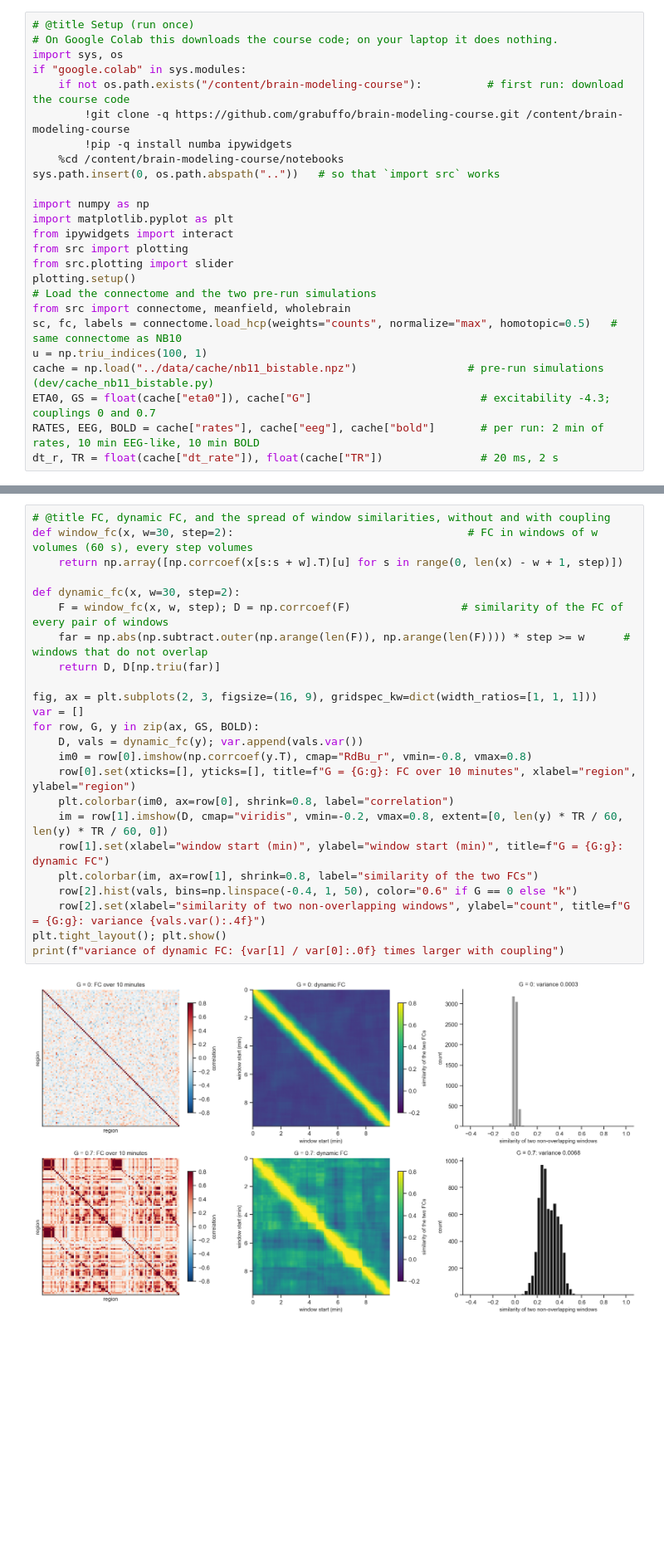
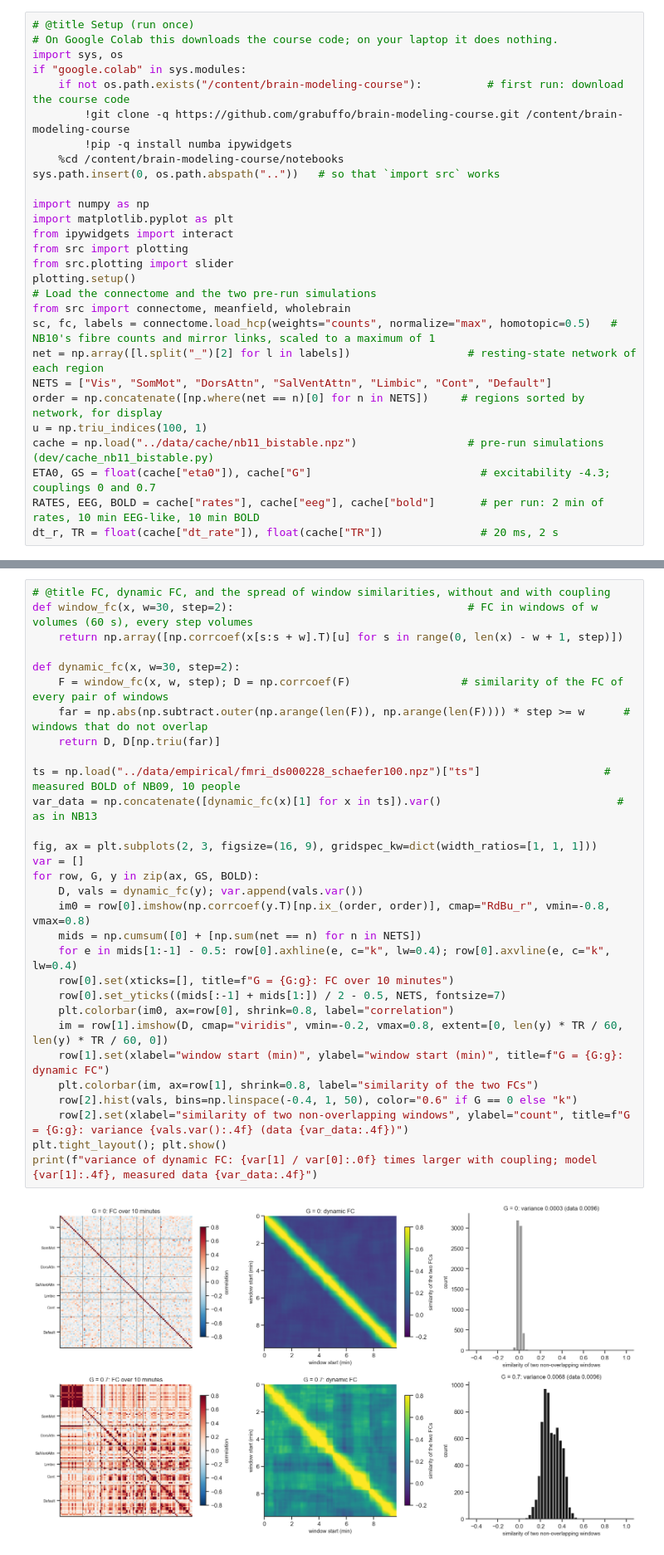
Before and after one commit to grabuffo/brain-modeling-course, a Jupyter notebook: notebooks/D2_C5_NB11_bistable_whole_brain.ipynb, the cells around one changed output, grey strips where cells are left out. Shown at 83% size. Saved outputs shown, nothing was run; the diff lists cells and outputs as text; blank space fills up the shorter version.

```diff
--- a/notebooks/D2_C5_NB11_bistable_whole_brain.ipynb
+++ b/notebooks/D2_C5_NB11_bistable_whole_brain.ipynb
@@ -26,7 +32,10 @@ from src.plotting import slider
 plotting.setup()
 # Load the connectome and the two pre-run simulations
 from src import connectome, meanfield, wholebrain
-sc, fc, labels = connectome.load_hcp(weights="counts", normalize="max", homotopic=0.5)   # same connectome as NB10
+sc, fc, labels = connectome.load_hcp(weights="counts", normalize="max", homotopic=0.5)   # NB10's fibre counts and mirror links, scaled to a maximum of 1
+net = np.array([l.split("_")[2] for l in labels])                  # resting-state network of each region
+NETS = ["Vis", "SomMot", "DorsAttn", "SalVentAttn", "Limbic", "Cont", "Default"]
+order = np.concatenate([np.where(net == n)[0] for n in NETS])     # regions sorted by network, for display
 u = np.triu_indices(100, 1)
 cache = np.load("../data/cache/nb11_bistable.npz")                 # pre-run simulations (dev/cache_nb11_bistable.py)
 ETA0, GS = float(cache["eta0"]), cache["G"]                          # excitability -4.3; couplings 0 and 0.7
@@ -128,26 +137,32 @@ high for a network that moves between patterns.
 # %%
 # @title FC, dynamic FC, and the spread of window similarities, without and with coupling
 def window_fc(x, w=30, step=2):                                    # FC in windows of w volumes (60 s), every step volumes
     return np.array([np.corrcoef(x[s:s + w].T)[u] for s in range(0, len(x) - w + 1, step)])
 
 def dynamic_fc(x, w=30, step=2):
     F = window_fc(x, w, step); D = np.corrcoef(F)                 # similarity of the FC of every pair of windows
     far = np.abs(np.subtract.outer(np.arange(len(F)), np.arange(len(F)))) * step >= w      # windows that do not overlap
     return D, D[np.triu(far)]
 
+ts = np.load("../data/empirical/fmri_ds000228_schaefer100.npz")["ts"]                   # measured BOLD of NB09, 10 people
+var_data = np.concatenate([dynamic_fc(x)[1] for x in ts]).var()                           # as in NB13
+
 fig, ax = plt.subplots(2, 3, figsize=(16, 9), gridspec_kw=dict(width_ratios=[1, 1, 1]))
 var = []
 for row, G, y in zip(ax, GS, BOLD):
     D, vals = dynamic_fc(y); var.append(vals.var())
-    im0 = row[0].imshow(np.corrcoef(y.T), cmap="RdBu_r", vmin=-0.8, vmax=0.8)
-    row[0].set(xticks=[], yticks=[], title=f"G = {G:g}: FC over 10 minutes", xlabel="region", ylabel="region")
+    im0 = row[0].imshow(np.corrcoef(y.T)[np.ix_(order, order)], cmap="RdBu_r", vmin=-0.8, vmax=0.8)
+    mids = np.cumsum([0] + [np.sum(net == n) for n in NETS])
+    for e in mids[1:-1] - 0.5: row[0].axhline(e, c="k", lw=0.4); row[0].axvline(e, c="k", lw=0.4)
+    row[0].set(xticks=[], title=f"G = {G:g}: FC over 10 minutes")
+    row[0].set_yticks((mids[:-1] + mids[1:]) / 2 - 0.5, NETS, fontsize=7)
     plt.colorbar(im0, ax=row[0], shrink=0.8, label="correlation")
     im = row[1].imshow(D, cmap="viridis", vmin=-0.2, vmax=0.8, extent=[0, len(y) * TR / 60, len(y) * TR / 60, 0])
     row[1].set(xlabel="window start (min)", ylabel="window start (min)", title=f"G = {G:g}: dynamic FC")
     plt.colorbar(im, ax=row[1], shrink=0.8, label="similarity of the two FCs")
     row[2].hist(vals, bins=np.linspace(-0.4, 1, 50), color="0.6" if G == 0 else "k")
-    row[2].set(xlabel="similarity of two non-overlapping windows", ylabel="count", title=f"G = {G:g}: variance {vals.var():.4f}")
+    row[2].set(xlabel="similarity of two non-overlapping windows", ylabel="count", title=f"G = {G:g}: variance {vals.var():.4f} (data {var_data:.4f})")
 plt.tight_layout(); plt.show()
-print(f"variance of dynamic FC: {var[1] / var[0]:.0f} times larger with coupling")
+print(f"variance of dynamic FC: {var[1] / var[0]:.0f} times larger with coupling; model {var[1]:.4f}, measured data {var_data:.4f}")
 # %% [output]
-[figure, old version]
+[figure, new version]
```
Also changed, not shown: parts of 4 cells of this notebook, 11 other files.
